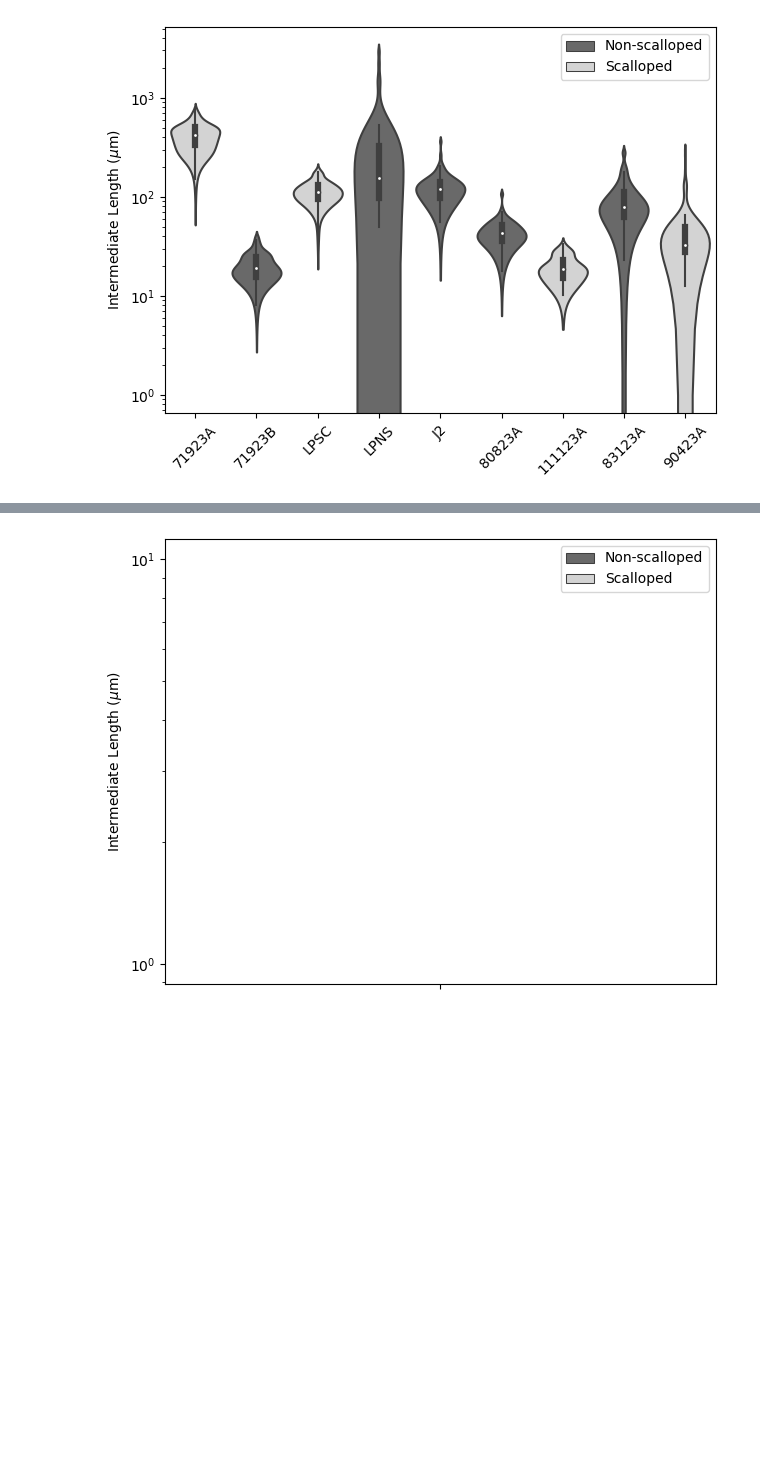
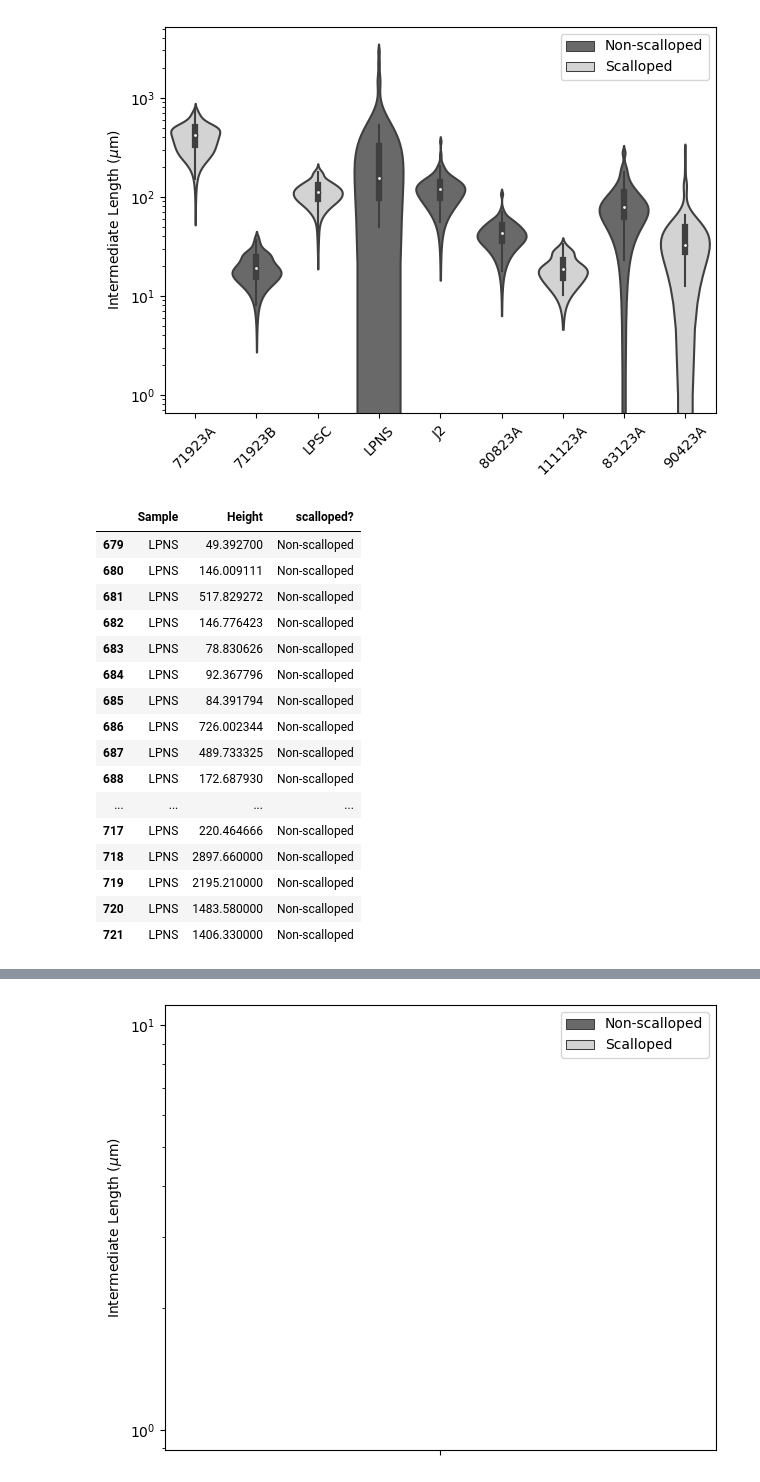
Before and after one commit to ethanoleson/Scallop_code, a Jupyter notebook: grain_size/grain_size.ipynb, the cells around one changed output, grey strips where cells are left out. Drawn from its saved outputs; the diff is of its cells as text; code cells hidden in the pictures; blank space fills up the shorter version.

```diff
--- a/grain_size/grain_size.ipynb
+++ b/grain_size/grain_size.ipynb
@@ -360,3 +360,24 @@ plt.savefig('grain_size_violin_plots.png', dpi =600, bbox_inches = 'tight' )
 plt.show()
 # %% [output]
 [figure]
+# %%
+LPNS_violin = violin_data[violin_data['Sample'] == 'LPNS']
+LPNS_violin
+# %% [output]
+|  | Sample | Height | scalloped? |
+| 679 | LPNS | 49.392700 | Non-scalloped |
+| 680 | LPNS | 146.009111 | Non-scalloped |
+| 681 | LPNS | 517.829272 | Non-scalloped |
+| 682 | LPNS | 146.776423 | Non-scalloped |
+| 683 | LPNS | 78.830626 | Non-scalloped |
+| 684 | LPNS | 92.367796 | Non-scalloped |
+| 685 | LPNS | 84.391794 | Non-scalloped |
+| 686 | LPNS | 726.002344 | Non-scalloped |
+| 687 | LPNS | 489.733325 | Non-scalloped |
+| 688 | LPNS | 172.687930 | Non-scalloped |
+| ... | ... | ... | ... |
+| 717 | LPNS | 220.464666 | Non-scalloped |
+| 718 | LPNS | 2897.660000 | Non-scalloped |
+| 719 | LPNS | 2195.210000 | Non-scalloped |
+| 720 | LPNS | 1483.580000 | Non-scalloped |
+| 721 | LPNS | 1406.330000 | Non-scalloped |
```
Also changed, not shown: parts of 2 cells of this notebook.
